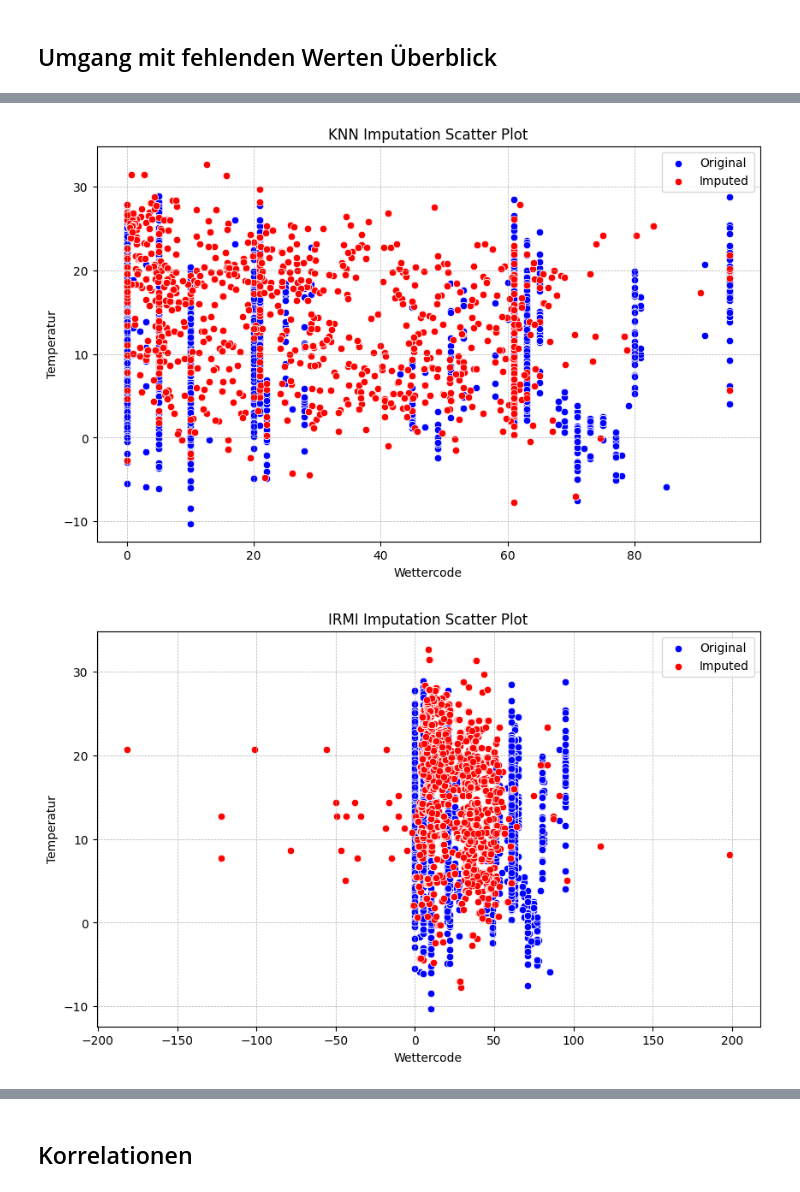
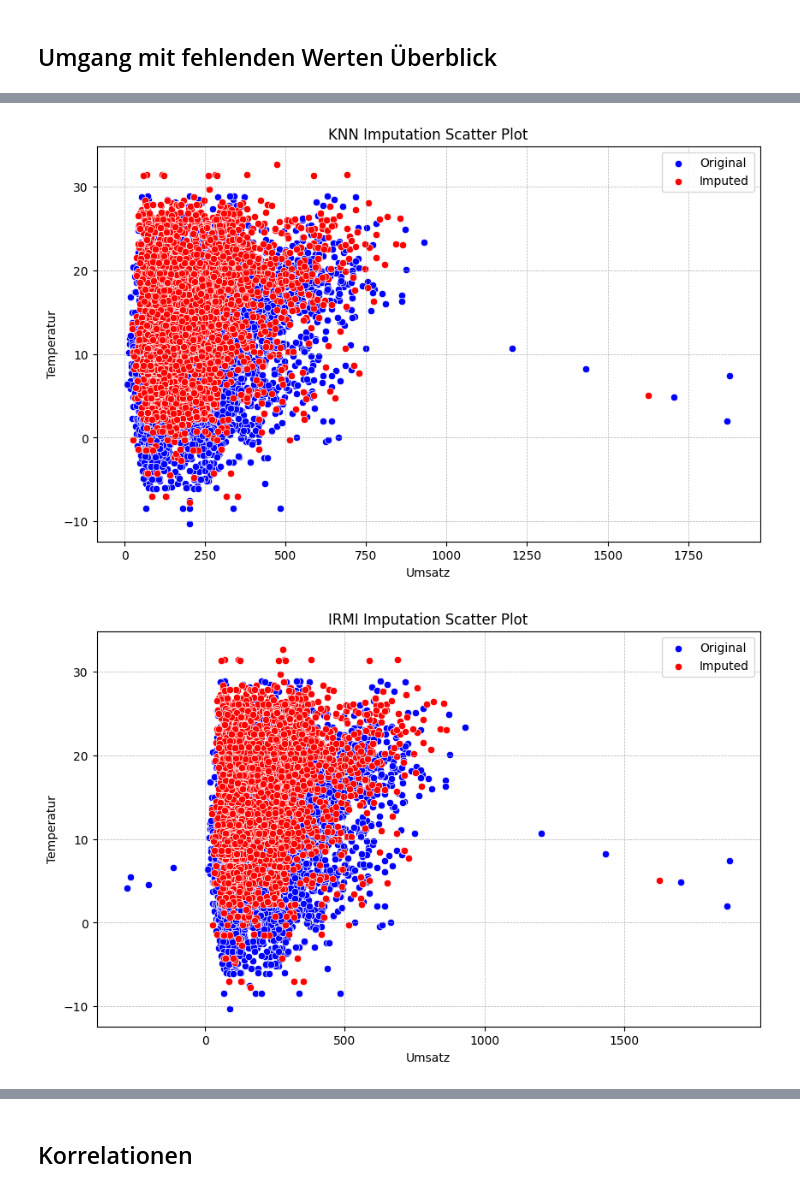
Before and after one commit to Suminho7/bakery_sales_prediction, a Jupyter notebook: Datenaufbereitung.ipynb, the cells around one changed output, grey strips where cells are left out. Drawn from its saved outputs; the diff is of its cells as text; code cells hidden in the pictures.

```diff
--- a/Datenaufbereitung.ipynb
+++ b/Datenaufbereitung.ipynb
@@ -229,0 +232,21 @@ print(merged_data[merged_data['Feiertag'] == 1])
+# %%
+# Funktion zur Umkodierung
+def wetter_kategorie(code):
+    if code in [1, 2, 3, 10, 11, 20, 21, 22, 28]:
+        return 'positiv'
+    elif code in [0, 4, 5, 6, 7, 8, 9, 30, 31, 32, 33, 34, 35, 36, 37, 38, 39, 40, 41, 42, 43, 44, 45, 46, 47, 48, 49]:
+        return 'neutral'
+    elif code in [50, 51, 52, 53, 54, 55, 56, 57, 58, 59, 60, 61, 62, 63, 64, 65, 66, 67, 68, 69, 70, 71, 72, 73, 74, 75, 76, 77, 78, 79, 80, 81, 82, 85, 86, 87, 88, 89, 90, 91, 92, 93, 94, 95, 96, 97, 98, 99]:
+        return 'negativ'
+    else:
+        return 'unbekannt'
+
+# Anwendung der Funktion auf die Wettercode-Spalte
+merged_data['Wetterzustand'] = merged_data['Wettercode'].apply(wetter_kategorie)
+
+# Zustände mit 0, 1, 2 kodieren
+merged_data['Wetterzustand'] = pd.Categorical(merged_data['Wetterzustand'])
+merged_data['Wetterzustand'] = merged_data['Wetterzustand'].cat.codes
+
+# Ergebnis anzeigen
+print(merged_data)
@@ -230,15 +271,17 @@ print(merged_data[merged_data['Feiertag'] == 1])
 # %% [markdown]
 ## Kieler Woche binär kodieren
 # %%
-# Kieler Woche binäre Variable
-merged_data['Kieler_Woche'] = (merged_data['Datum'] >= '2012-06-16') & (merged_data['Datum'] <= '2012-06-24') | \
-                              (merged_data['Datum'] >= '2013-06-22') & (merged_data['Datum'] <= '2013-06-30') | \
-                              (merged_data['Datum'] >= '2014-06-21') & (merged_data['Datum'] <= '2014-06-29') | \
-                              (merged_data['Datum'] >= '2015-06-20') & (merged_data['Datum'] <= '2015-06-28') | \
-                              (merged_data['Datum'] >= '2016-06-18') & (merged_data['Datum'] <= '2016-06-26') | \
-                              (merged_data['Datum'] >= '2017-06-17') & (merged_data['Datum'] <= '2017-06-25') | \
-                              (merged_data['Datum'] >= '2018-06-16') & (merged_data['Datum'] <= '2018-06-24') | \
-                              (merged_data['Datum'] >= '2019-06-22') & (merged_data['Datum'] <= '2019-06-30')
+# Kieler Woche als binäre Variable mit 1 für Kieler Woche und 0 für nicht Kieler Woche
+merged_data['Kieler_Woche'] = merged_data['Datum'].between('2012-06-16', '2012-06-24') | \
+                              merged_data['Datum'].between('2013-06-22', '2013-06-30') | \
+                              merged_data['Datum'].between('2014-06-21', '2014-06-29') | \
+                              merged_data['Datum'].between('2015-06-20', '2015-06-28') | \
+                              merged_data['Datum'].between('2016-06-18', '2016-06-26') | \
+                              merged_data['Datum'].between('2017-06-17', '2017-06-25') | \
+                              merged_data['Datum'].between('2018-06-16', '2018-06-24') | \
+                              merged_data['Datum'].between('2019-06-22', '2019-06-30')
+# KielerWoche entfernen
+merged_data = merged_data.drop('KielerWoche', axis=1)
 
 # Anzeigen der ersten Zeilen des DataFrame mit der neuen Spalte
 print(merged_data.head())
@@ -419,7 +326,7 @@ Accuracy der Random Forest Imputation: 0.46923076923076923
 mask = merged_data['Wettercode'].isna()  # mask for missing values in 'Ozone'
 # %%
 # Entferne die Datumsfelder
-data_no_dates = merged_data.drop(columns=['Datum'])
+data_no_dates = merged_data.drop(columns=['Datum', "Wetterzustand"])
 
 # KNN-Imputation durchführen
 imputer_knn = KNN()
@@ -482,12 +389,12 @@ def plot_scatter_with_imputation(data, x, y, mask, title='Scatter Plot', xlabel=
     plt.show()
 # %%
 # Plotting results for KNN imputation
-plot_scatter_with_imputation(imputed_data_KNN, 'Wettercode', 'Temperatur', mask, 'KNN Imputation Scatter Plot', 'Wettercode', 'Temperatur')
+plot_scatter_with_imputation(imputed_data_KNN, 'Umsatz', 'Temperatur', mask, 'KNN Imputation Scatter Plot', 'Umsatz', 'Temperatur')
 # %% [output]
-[figure, old version]
+[figure, new version]
 # %%
 # Plotting results for IRMI imputation
-plot_scatter_with_imputation(imputed_data_irmi, 'Wettercode', 'Temperatur', mask, 'IRMI Imputation Scatter Plot', 'Wettercode', 'Temperatur')
+plot_scatter_with_imputation(imputed_data_irmi, 'Umsatz', 'Temperatur', mask, 'IRMI Imputation Scatter Plot', 'Umsatz', 'Temperatur')
 # %% [output]
-[figure, old version]
+[figure, new version]
 # %%
```
Also changed, not shown: parts of 23 cells of this notebook, 11 other files.
